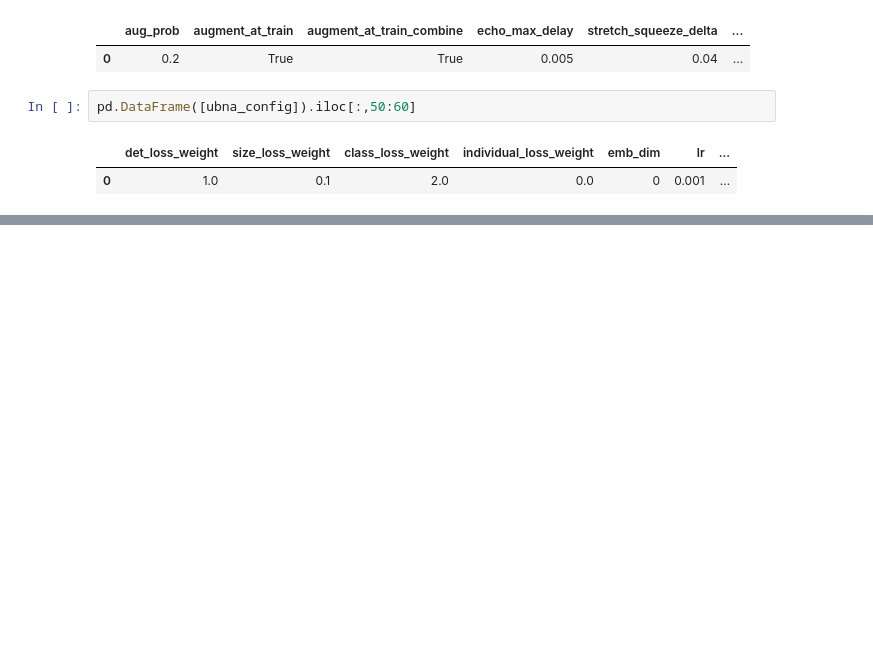
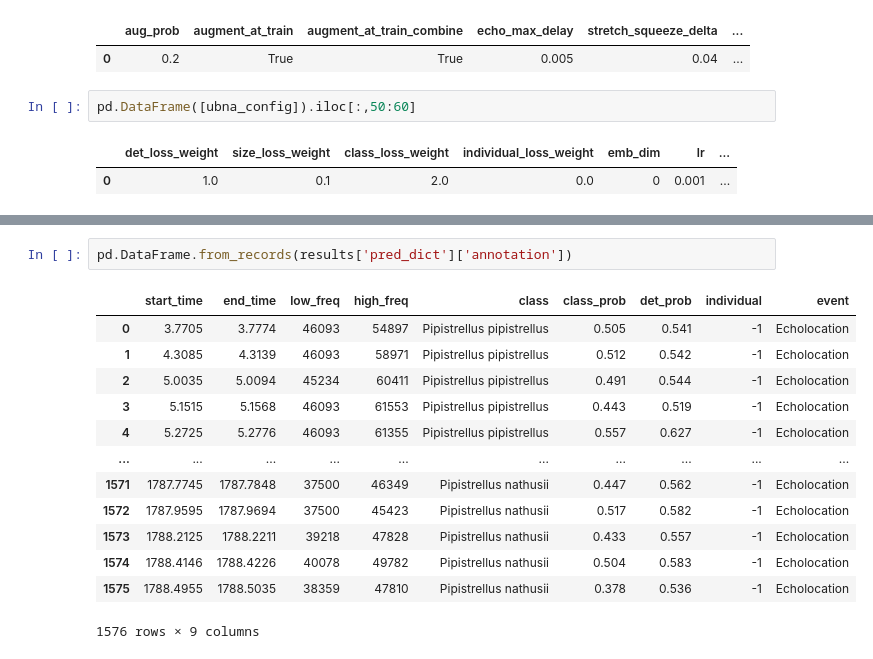
Before and after one commit to aditya-uw/bat-detector-msds, a Jupyter notebook: daily_notebooks/20241230__piping_new_batdetect2_pipeline_to_MSDS.ipynb, the cells around one changed output, grey strips where cells are left out. Drawn from its saved outputs; the diff is of its cells as text; blank space fills up the shorter version.

```diff
--- a/daily_notebooks/20241230__piping_new_batdetect2_pipeline_to_MSDS.ipynb
+++ b/daily_notebooks/20241230__piping_new_batdetect2_pipeline_to_MSDS.ipynb
@@ -186,0 +173,16 @@ pd.DataFrame(results['pred_dict']['annotation'])
+# %%
+pd.DataFrame.from_records(results['pred_dict']['annotation'])
+# %% [output]
+|  | start_time | end_time | low_freq | high_freq | class | class_prob | det_prob | individual | event |
+| 0 | 3.7705 | 3.7774 | 46093 | 54897 | Pipistrellus pipistrellus | 0.505 | 0.541 | -1 | Echolocation |
+| 1 | 4.3085 | 4.3139 | 46093 | 58971 | Pipistrellus pipistrellus | 0.512 | 0.542 | -1 | Echolocation |
+| 2 | 5.0035 | 5.0094 | 45234 | 60411 | Pipistrellus pipistrellus | 0.491 | 0.544 | -1 | Echolocation |
+| 3 | 5.1515 | 5.1568 | 46093 | 61553 | Pipistrellus pipistrellus | 0.443 | 0.519 | -1 | Echolocation |
+| 4 | 5.2725 | 5.2776 | 46093 | 61355 | Pipistrellus pipistrellus | 0.557 | 0.627 | -1 | Echolocation |
+| ... | ... | ... | ... | ... | ... | ... | ... | ... | ... |
+| 1571 | 1787.7745 | 1787.7848 | 37500 | 46349 | Pipistrellus nathusii | 0.447 | 0.562 | -1 | Echolocation |
+| 1572 | 1787.9595 | 1787.9694 | 37500 | 45423 | Pipistrellus nathusii | 0.517 | 0.582 | -1 | Echolocation |
+| 1573 | 1788.2125 | 1788.2211 | 39218 | 47828 | Pipistrellus nathusii | 0.433 | 0.557 | -1 | Echolocation |
+| 1574 | 1788.4146 | 1788.4226 | 40078 | 49782 | Pipistrellus nathusii | 0.504 | 0.583 | -1 | Echolocation |
+| 1575 | 1788.4955 | 1788.5035 | 38359 | 47810 | Pipistrellus nathusii | 0.378 | 0.536 | -1 | Echolocation |
+1576 rows × 9 columns
```
Also changed, not shown: parts of 8 cells of this notebook, 6 other files.
